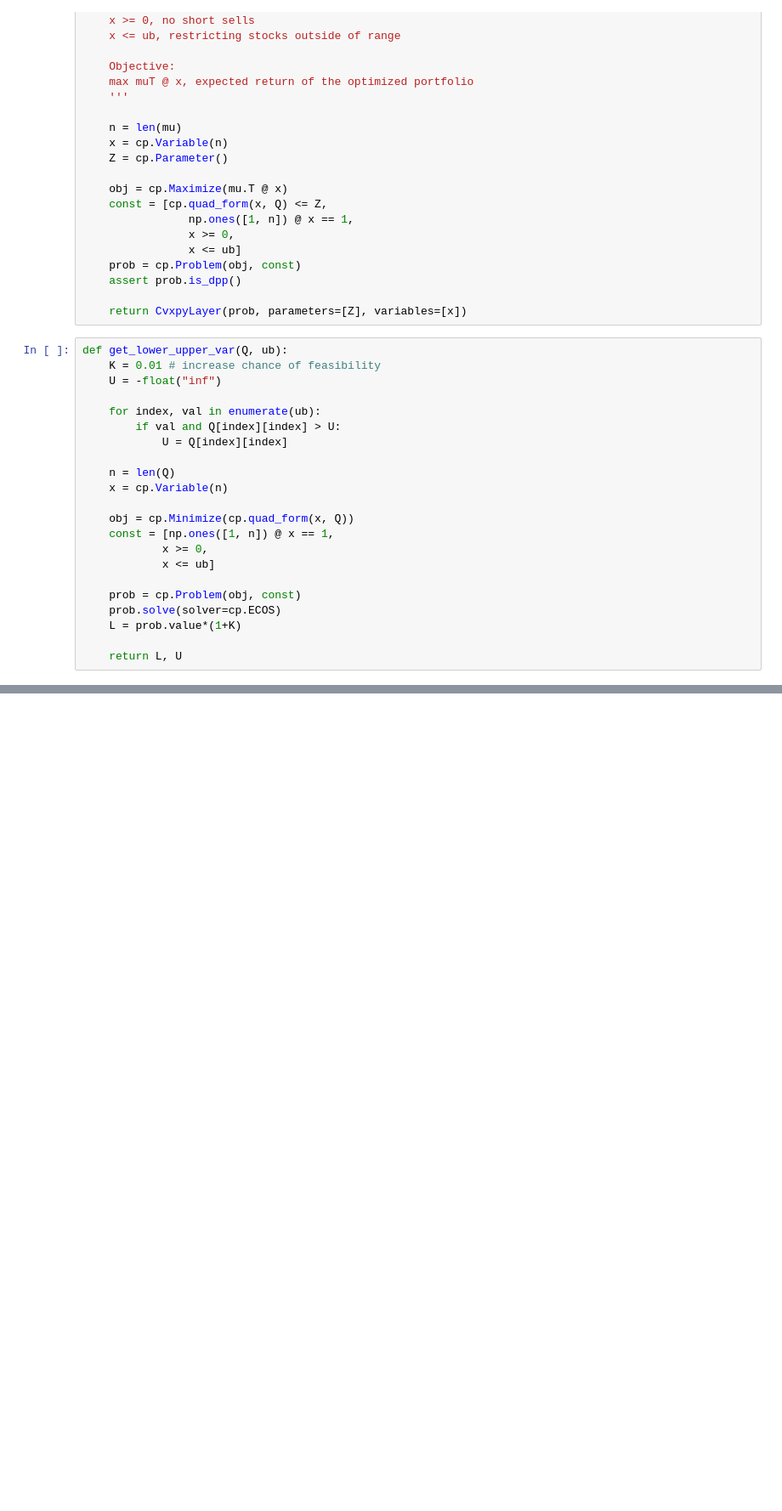
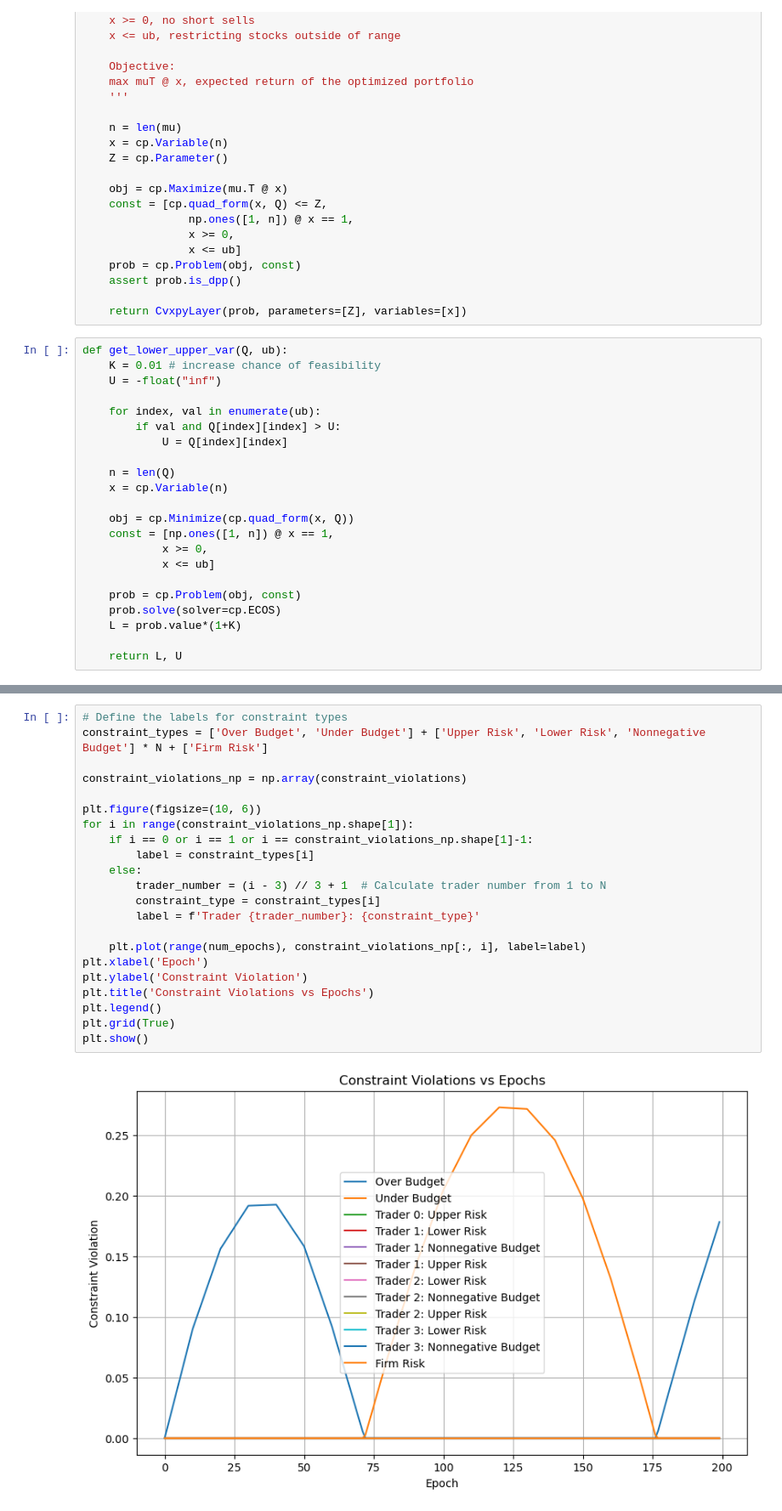
Before and after one commit to jason-cai123/thesis, a Jupyter notebook: source.ipynb, the cells around one changed output, grey strips where cells are left out. Shown at 85% size. Drawn from its saved outputs; the diff is of its cells as text; blank space fills up the shorter version.

```diff
--- a/source.ipynb
+++ b/source.ipynb
@@ -247,0 +278,24 @@ plt.show()
+# %%
+# Define the labels for constraint types
+constraint_types = ['Over Budget', 'Under Budget'] + ['Upper Risk', 'Lower Risk', 'Nonnegative Budget'] * N + ['Firm Risk']
+
+constraint_violations_np = np.array(constraint_violations)
+
+plt.figure(figsize=(10, 6))
+for i in range(constraint_violations_np.shape[1]):
+    if i == 0 or i == 1 or i == constraint_violations_np.shape[1]-1:
+        label = constraint_types[i]
+    else:
+        trader_number = (i - 3) // 3 + 1  # Calculate trader number from 1 to N
+        constraint_type = constraint_types[i]
+        label = f'Trader {trader_number}: {constraint_type}'
+
+    plt.plot(range(num_epochs), constraint_violations_np[:, i], label=label)
+plt.xlabel('Epoch')
+plt.ylabel('Constraint Violation')
+plt.title('Constraint Violations vs Epochs')
+plt.legend()
+plt.grid(True)
+plt.show()
+# %% [output]
+[figure, added]
```
Also changed, not shown: parts of 5 cells of this notebook.
